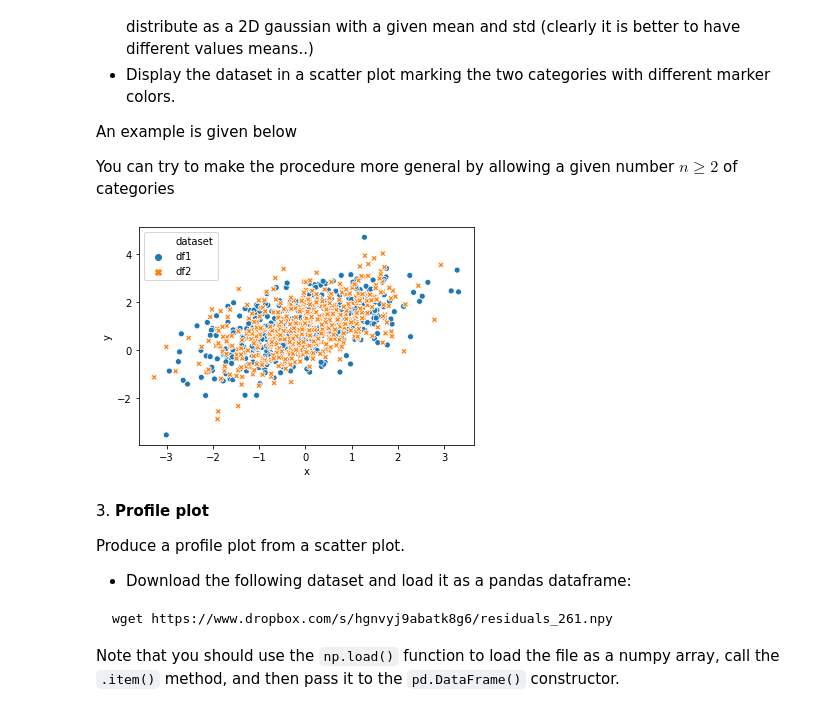
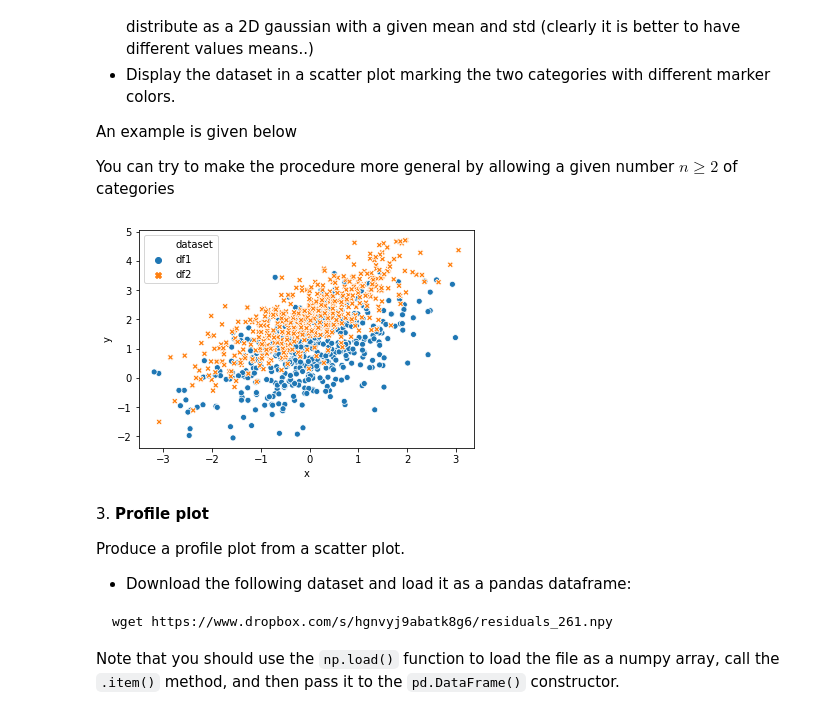
Before and after one commit to lorenzomancini1/LaboratoryOfComputationalPhysics_Y3, a Jupyter notebook: 06ex_Visualization.ipynb, the cells around one changed output. Drawn from its saved outputs; the diff is of its cells as text; code cells hidden in the pictures.

Commit message:
06ex_Visualization edited file

```diff
--- a/06ex_Visualization.ipynb
+++ b/06ex_Visualization.ipynb
@@ -82,27 +82,27 @@ You can try to make the procedure more general by allowing a given number $n\ge
 # %%
 #! wget https://www.dropbox.com/s/u4y3k4kk5tc7j46/two_categories_scatter_plot.png
 #from IPython.display import Image
 #Image('two_categories_scatter_plot.png')
 
 #Function
 def gauss(mean, cov, n):
     data = np.random.multivariate_normal(mean, cov, n)
     return(data)
 
 
 data1 = gauss([0, 1], [(1, .5), (.5, 1)], 500)
 df1 = pd.DataFrame(data1, columns=["x", "y"])
 #print(df1)
 
-data2 = gauss([0, 1], [(1, .5), (.5, 1)], 500)
+data2 = gauss([0, 2], [(1, .75), (.75, 1)], 500)
 df2 = pd.DataFrame(data2, columns=["x", "y"])
 #print(df2)
 
 concatenated = pd.concat([df1.assign(dataset='df1'), df2.assign(dataset='df2')]) #plot together
 sns.scatterplot(x='x', y='y', data=concatenated, hue = 'dataset', style='dataset')
-plt.show() #Something is still wrong but I can't understand what to do
+plt.show() #Something is still wrong but I can't understand
 # %% [output]
-[figure, old version]
+[figure, new version]
 # %% [markdown]
 3\. **Profile plot**
 
```
